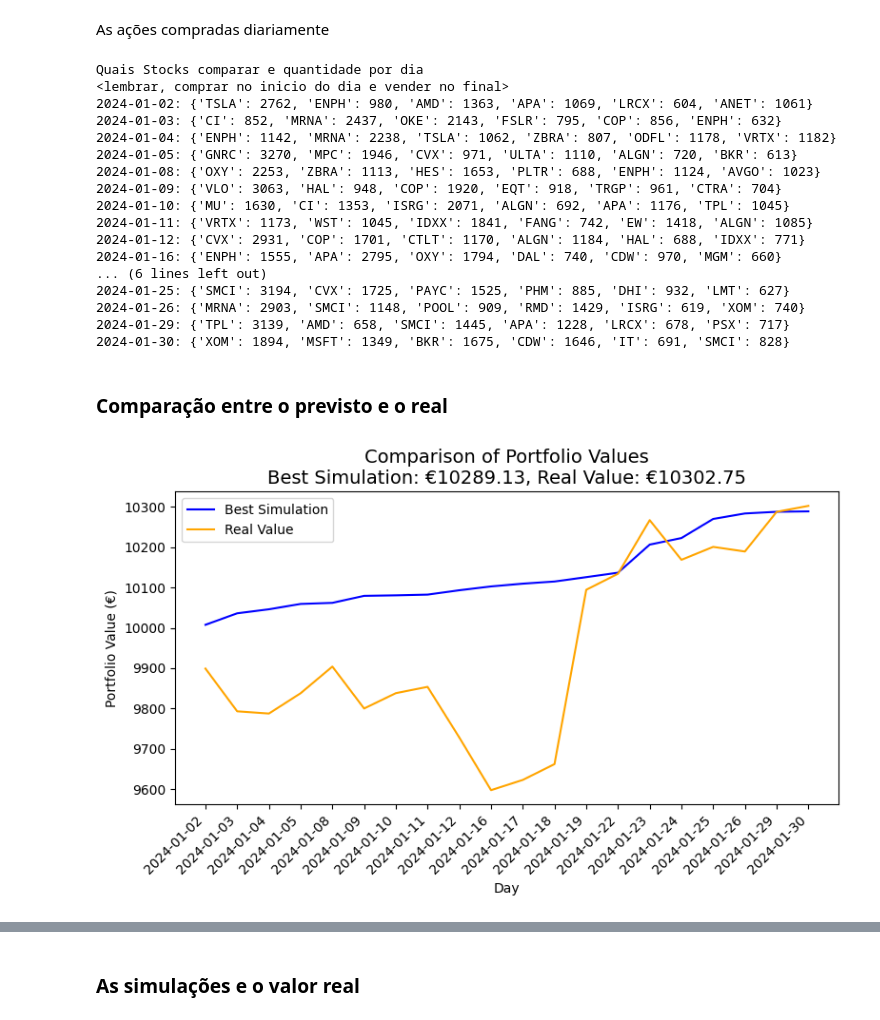
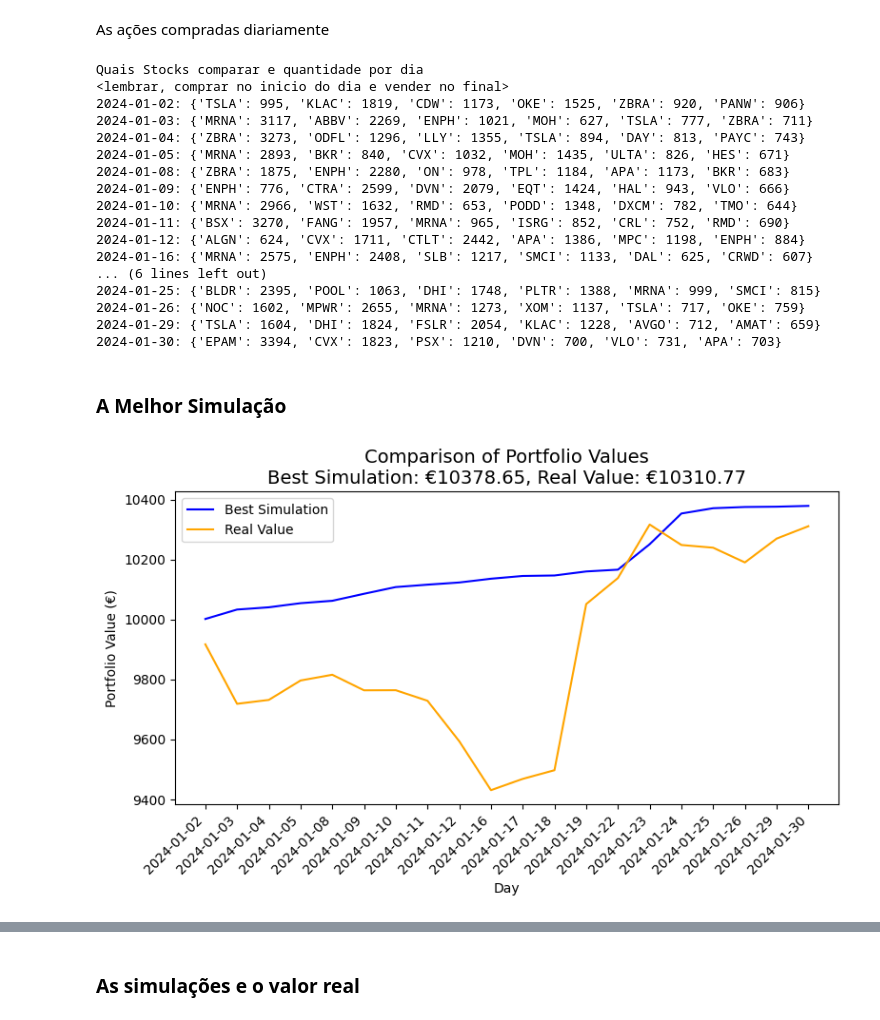
Before and after one commit to joaobaptista30/Lab_IACD_Project_2, a Jupyter notebook: portfolio.ipynb, the cells around one changed output, grey strips where cells are left out. Cells and saved outputs as stored; diff of their text form; code cells hidden in the pictures.

```diff
--- a/portfolio.ipynb
+++ b/portfolio.ipynb
@@ -38,8 +54,8 @@ index_dates = ['start','2024-01-02', '2024-01-03', '2024-01-04', '2024-01-05', '
 
 Vamos prever qual será o crescimento de cada empresa no final do dia em relação ao início
 # %%
-path_test = "data/simulation/"
-test_df = os.listdir(path_test)
+path_simulate = "data/simulation/"
+simulate_df = os.listdir(path_simulate)
 models = os.listdir("models_deviation")
 
 if not os.path.exists("data/predict/"):
@@ -49,8 +65,8 @@ predictores = ["day_of_week", "daily_return_1", "daily_return_2", "daily_return_
 
 
 df_prev = pd.DataFrame()
-for i in range(len(test_df)):
-    data_prever =  pd.read_csv(path_test+test_df[i],index_col=0)
+for i in range(len(simulate_df)):
+    data_prever =  pd.read_csv(path_simulate+simulate_df[i],index_col=0)
     model = load_pkl(f"models_deviation/{models[i+1]}")
 
 
@@ -67,7 +83,7 @@ for i in range(len(test_df)):
         df = pd.DataFrame({'ticker': [company] * len(index_dates),
                            'predict': predicted,
                            'real': data["target"].to_numpy(),
-                           'sector':test_df[i].split(".")[0]},
+                           'sector':simulate_df[i].split(".")[0]},
                           index=pd.to_datetime(index_dates))
         df_prev = pd.concat([df_prev,df])
 
@@ -82,7 +104,7 @@ transaction_fee = 1
 max_stocks_per_day = 100
 
 # num de simulacoes
-num_simulations = 2500
+num_simulations = 25000
 
 def simulate_strategy(predicted_returns, budget, max_stocks, transaction_fee):
     real_daily_values = []
@@ -187,42 +255,42 @@ As ações compradas diariamente
 # %%
 print("Quais Stocks comparar e quantidade por dia")
 print("<lembrar, comprar no inicio do dia e vender no final>")
-for day, trades in history_stocks[best_strategy_index].items():
+for day, trades in history_stocks[top_5_id[0]].items():
     print(f"{day}: {trades}")
 # %% [output]
 Quais Stocks comparar e quantidade por dia
 <lembrar, comprar no inicio do dia e vender no final>
-2024-01-02: {'TSLA': 2762, 'ENPH': 980, 'AMD': 1363, 'APA': 1069, 'LRCX': 604, 'ANET': 1061}
-2024-01-03: {'CI': 852, 'MRNA': 2437, 'OKE': 2143, 'FSLR': 795, 'COP': 856, 'ENPH': 632}
-2024-01-04: {'ENPH': 1142, 'MRNA': 2238, 'TSLA': 1062, 'ZBRA': 807, 'ODFL': 1178, 'VRTX': 1182}
-2024-01-05: {'GNRC': 3270, 'MPC': 1946, 'CVX': 971, 'ULTA': 1110, 'ALGN': 720, 'BKR': 613}
-2024-01-08: {'OXY': 2253, 'ZBRA': 1113, 'HES': 1653, 'PLTR': 688, 'ENPH': 1124, 'AVGO': 1023}
-2024-01-09: {'VLO': 3063, 'HAL': 948, 'COP': 1920, 'EQT': 918, 'TRGP': 961, 'CTRA': 704}
-2024-01-10: {'MU': 1630, 'CI': 1353, 'ISRG': 2071, 'ALGN': 692, 'APA': 1176, 'TPL': 1045}
-2024-01-11: {'VRTX': 1173, 'WST': 1045, 'IDXX': 1841, 'FANG': 742, 'EW': 1418, 'ALGN': 1085}
-2024-01-12: {'CVX': 2931, 'COP': 1701, 'CTLT': 1170, 'ALGN': 1184, 'HAL': 688, 'IDXX': 771}
-2024-01-16: {'ENPH': 1555, 'APA': 2795, 'OXY': 1794, 'DAL': 740, 'CDW': 970, 'MGM': 660}
+2024-01-02: {'TSLA': 995, 'KLAC': 1819, 'CDW': 1173, 'OKE': 1525, 'ZBRA': 920, 'PANW': 906}
+2024-01-03: {'MRNA': 3117, 'ABBV': 2269, 'ENPH': 1021, 'MOH': 627, 'TSLA': 777, 'ZBRA': 711}
+2024-01-04: {'ZBRA': 3273, 'ODFL': 1296, 'LLY': 1355, 'TSLA': 894, 'DAY': 813, 'PAYC': 743}
+2024-01-05: {'MRNA': 2893, 'BKR': 840, 'CVX': 1032, 'MOH': 1435, 'ULTA': 826, 'HES': 671}
+2024-01-08: {'ZBRA': 1875, 'ENPH': 2280, 'ON': 978, 'TPL': 1184, 'APA': 1173, 'BKR': 683}
+2024-01-09: {'ENPH': 776, 'CTRA': 2599, 'DVN': 2079, 'EQT': 1424, 'HAL': 943, 'VLO': 666}
+2024-01-10: {'MRNA': 2966, 'WST': 1632, 'RMD': 653, 'PODD': 1348, 'DXCM': 782, 'TMO': 644}
+2024-01-11: {'BSX': 3270, 'FANG': 1957, 'MRNA': 965, 'ISRG': 852, 'CRL': 752, 'RMD': 690}
+2024-01-12: {'ALGN': 624, 'CVX': 1711, 'CTLT': 2442, 'APA': 1386, 'MPC': 1198, 'ENPH': 884}
+2024-01-16: {'MRNA': 2575, 'ENPH': 2408, 'SLB': 1217, 'SMCI': 1133, 'DAL': 625, 'CRWD': 607}
 ... (6 lines left out)
-2024-01-25: {'SMCI': 3194, 'CVX': 1725, 'PAYC': 1525, 'PHM': 885, 'DHI': 932, 'LMT': 627}
-2024-01-26: {'MRNA': 2903, 'SMCI': 1148, 'POOL': 909, 'RMD': 1429, 'ISRG': 619, 'XOM': 740}
-2024-01-29: {'TPL': 3139, 'AMD': 658, 'SMCI': 1445, 'APA': 1228, 'LRCX': 678, 'PSX': 717}
-2024-01-30: {'XOM': 1894, 'MSFT': 1349, 'BKR': 1675, 'CDW': 1646, 'IT': 691, 'SMCI': 828}
+2024-01-25: {'BLDR': 2395, 'POOL': 1063, 'DHI': 1748, 'PLTR': 1388, 'MRNA': 999, 'SMCI': 815}
+2024-01-26: {'NOC': 1602, 'MPWR': 2655, 'MRNA': 1273, 'XOM': 1137, 'TSLA': 717, 'OKE': 759}
+2024-01-29: {'TSLA': 1604, 'DHI': 1824, 'FSLR': 2054, 'KLAC': 1228, 'AVGO': 712, 'AMAT': 659}
+2024-01-30: {'EPAM': 3394, 'CVX': 1823, 'PSX': 1210, 'DVN': 700, 'VLO': 731, 'APA': 703}
-# %% [markdown]
-### Comparação entre o previsto e o real
+# %% [markdown]
+### A Melhor Simulação
 # %%
 
 plt.figure(figsize=(8, 5))
 
-plt.plot(pred_daily_portfolios[best_strategy_index], label="Best Simulation", color="blue")
-plt.plot(real_daily_portfolios[best_strategy_index], label="Real Value", color="orange")
+plt.plot(pred_daily_portfolios[top_5_id[0]], label="Best Simulation", color="blue")
+plt.plot(real_daily_portfolios[top_5_id[0]], label="Real Value", color="orange")
 
-plt.title(f"Comparison of Portfolio Values\nBest Simulation: €{best_result:.2f}, Real Value: €{real_results[best_strategy_index]:.2f}", fontsize=14)
+plt.title(f"Comparison of Portfolio Values\nBest Simulation: €{pred_results[top_5_id[0]]:.2f}, Real Value: €{real_results[top_5_id[0]]:.2f}", fontsize=14)
 plt.xlabel("Day")
 plt.ylabel("Portfolio Value (€)")
 plt.xticks(range(len(index_dates)), index_dates, rotation=45, ha='right')
 plt.legend()
 
 plt.tight_layout()
 plt.show()
 # %% [output]
-[figure, old version]
+[figure, new version]
```
Also changed, not shown: parts of 15 cells of this notebook, 1 other file.
